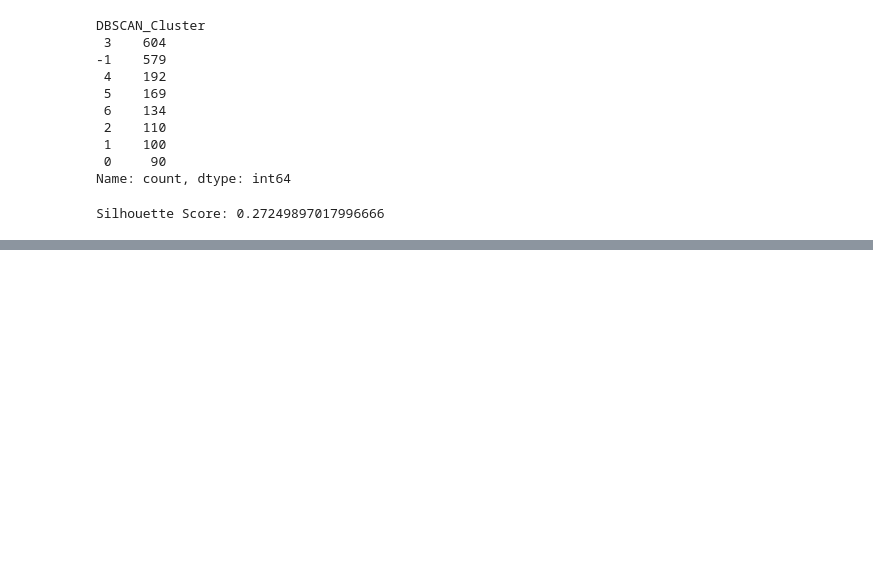
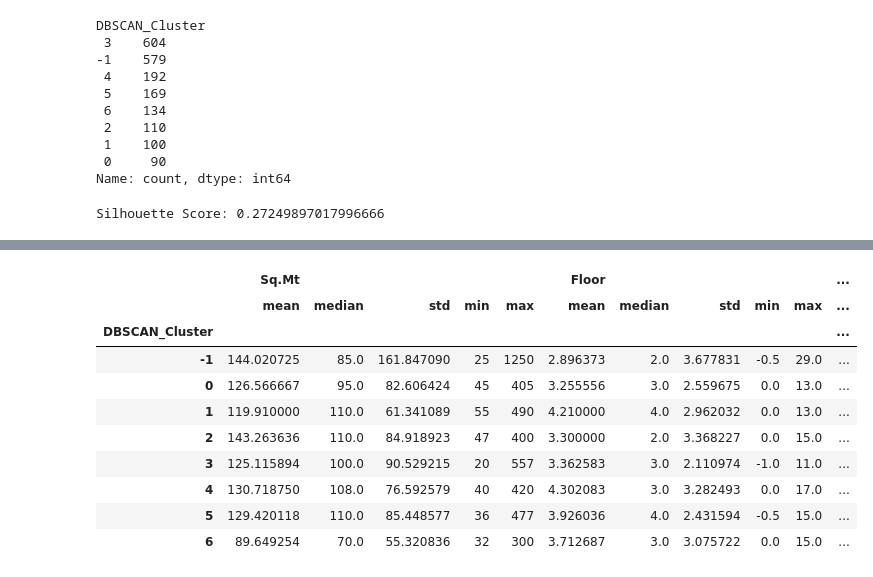
Before and after one commit to JJR9903/IE-MBDS-ML-1-group-project, a Jupyter notebook: notebooks/Group project.ipynb, the cells around one changed output, grey strips where cells are left out. Drawn from its saved outputs; the diff is of its cells as text; code cells hidden in the pictures; blank space fills up the shorter version.

```diff
--- a/notebooks/Group project.ipynb
+++ b/notebooks/Group project.ipynb
@@ -949,0 +974,19 @@ Silhouette Score: 0.27249897017996666
+# %%
+cluster_stats = (
+    df.groupby('DBSCAN_Cluster')[['Sq.Mt', 'Floor', 'Studio']]
+    .agg(['mean', 'median', 'std', 'min', 'max'])
+)
+
+cluster_stats
+# %% [output]
+|  | Sq.Mt |  |  |  |  | Floor |  |  |  |  | ... |
+|  | mean | median | std | min | max | mean | median | std | min | max | ... |
+| DBSCAN_Cluster |  |  |  |  |  |  |  |  |  |  | ... |
+| -1 | 144.020725 | 85.0 | 161.847090 | 25 | 1250 | 2.896373 | 2.0 | 3.677831 | -0.5 | 29.0 | ... |
+| 0 | 126.566667 | 95.0 | 82.606424 | 45 | 405 | 3.255556 | 3.0 | 2.559675 | 0.0 | 13.0 | ... |
+| 1 | 119.910000 | 110.0 | 61.341089 | 55 | 490 | 4.210000 | 4.0 | 2.962032 | 0.0 | 13.0 | ... |
+| 2 | 143.263636 | 110.0 | 84.918923 | 47 | 400 | 3.300000 | 2.0 | 3.368227 | 0.0 | 15.0 | ... |
+| 3 | 125.115894 | 100.0 | 90.529215 | 20 | 557 | 3.362583 | 3.0 | 2.110974 | -1.0 | 11.0 | ... |
+| 4 | 130.718750 | 108.0 | 76.592579 | 40 | 420 | 4.302083 | 3.0 | 3.282493 | 0.0 | 17.0 | ... |
+| 5 | 129.420118 | 110.0 | 85.448577 | 36 | 477 | 3.926036 | 4.0 | 2.431594 | -0.5 | 15.0 | ... |
+| 6 | 89.649254 | 70.0 | 55.320836 | 32 | 300 | 3.712687 | 3.0 | 3.075722 | 0.0 | 15.0 | ... |
```
Also changed, not shown: parts of 8 cells of this notebook.
